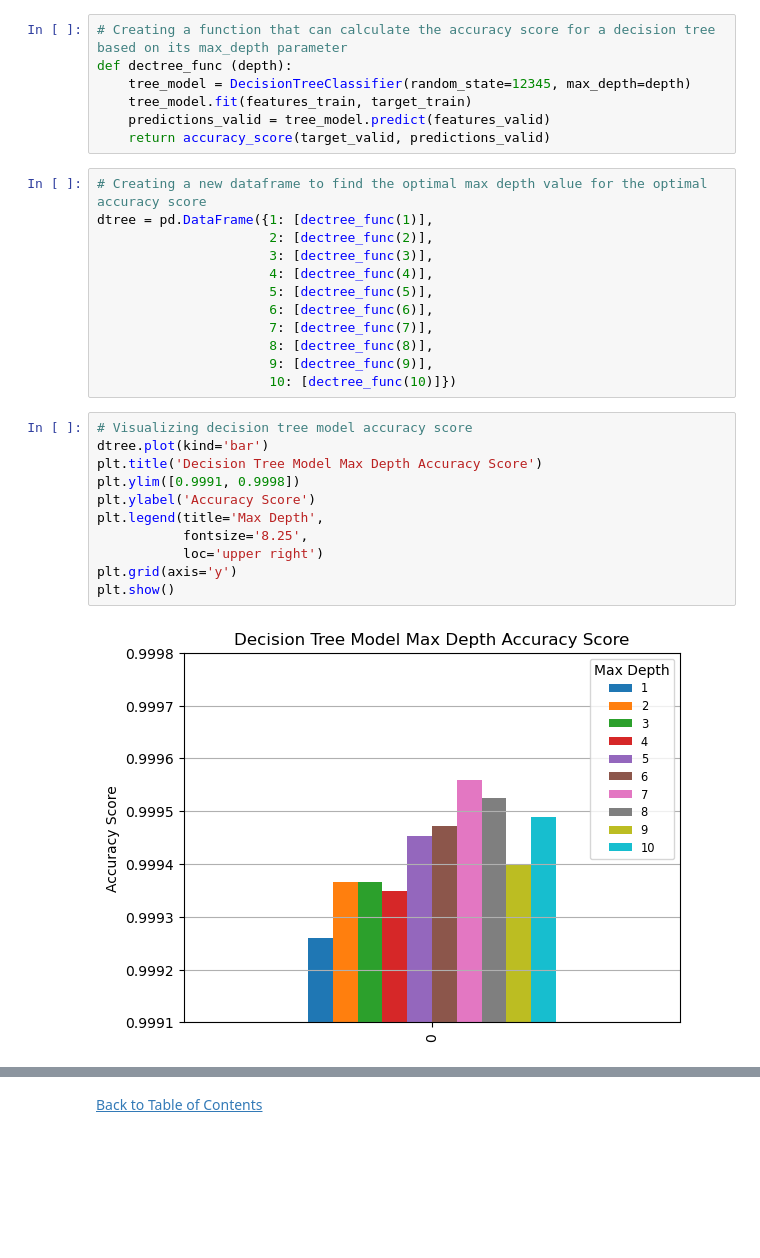
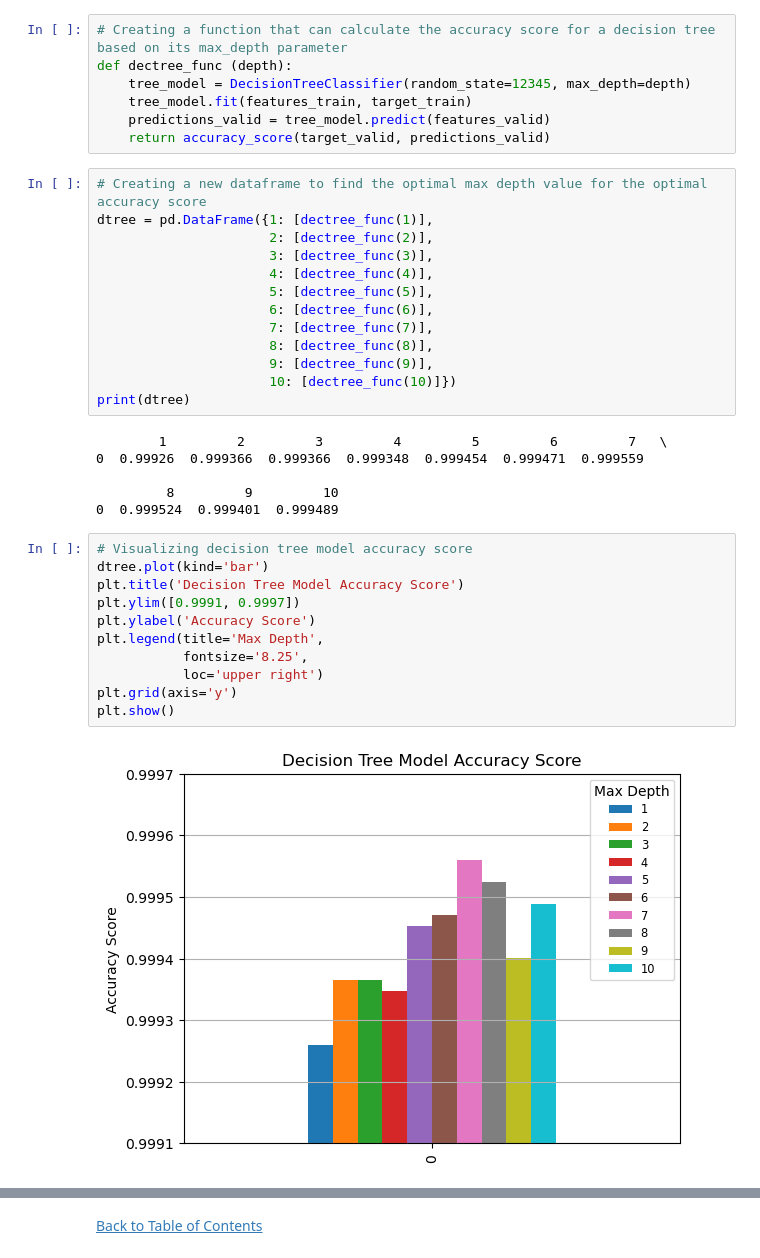
Before and after one commit to jasondo-da/Credit_Card_Fraud_Machine_Learning_Model, a Jupyter notebook: credit_card_fraud_analysis.ipynb, the cells around one changed output, grey strips where cells are left out. Drawn from its saved outputs; the diff is of its cells as text; blank space fills up the shorter version.

Commit message:
Add files via upload
updating with an additional model

```diff
--- a/credit_card_fraud_analysis.ipynb
+++ b/credit_card_fraud_analysis.ipynb
@@ -286,16 +282,23 @@ dtree = pd.DataFrame({1: [dectree_func(1)],
                       8: [dectree_func(8)],
                       9: [dectree_func(9)],
                       10: [dectree_func(10)]})
+print(dtree)
+# %% [output]
+        1         2         3         4         5         6         7   \
+0  0.99926  0.999366  0.999366  0.999348  0.999454  0.999471  0.999559
+
+         8         9         10
+0  0.999524  0.999401  0.999489
 # %%
 # Visualizing decision tree model accuracy score
 dtree.plot(kind='bar')
-plt.title('Decision Tree Model Max Depth Accuracy Score')
-plt.ylim([0.9991, 0.9998])
+plt.title('Decision Tree Model Accuracy Score')
+plt.ylim([0.9991, 0.9997])
 plt.ylabel('Accuracy Score')
 plt.legend(title='Max Depth',
            fontsize='8.25',
            loc='upper right')
 plt.grid(axis='y')
 plt.show()
 # %% [output]
-[figure, old version]
+[figure, new version]
```
Also changed, not shown: parts of 17 cells of this notebook.
